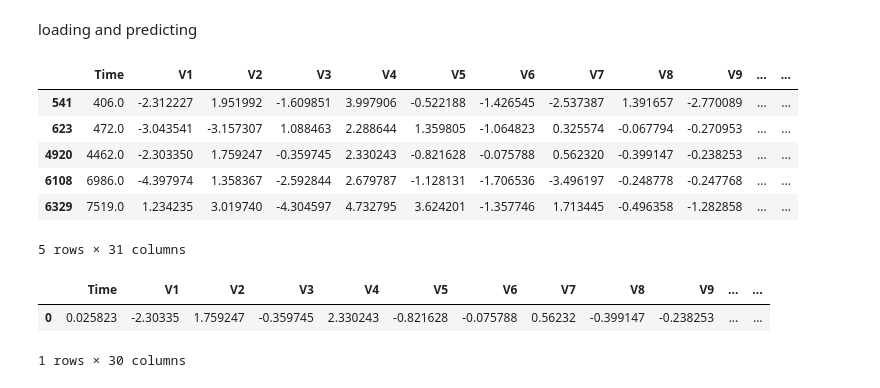
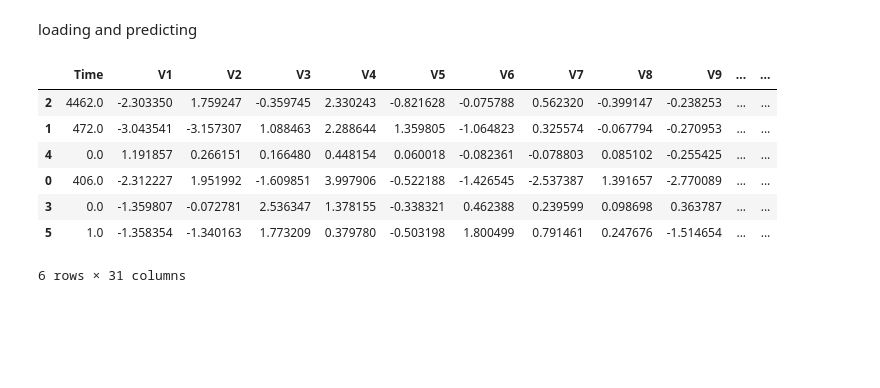
Before and after one commit to Ashokpal24/Credit-card-fraud-detection, a Jupyter notebook: model/CFF.ipynb, the cells around one changed output. Drawn from its saved outputs; the diff is of its cells as text; code cells hidden in the pictures; blank space fills up the shorter version.

Commit message:
updated server code and some changes in notebook to generate a test JSON.

```diff
--- a/model/CFF.ipynb
+++ b/model/CFF.ipynb
@@ -449,28 +459,31 @@ model = joblib.load("./Models/model_101296.pkl")
 # %%
 import pandas as pd
 df=pd.read_csv('creditcard.csv')
-df.head()
-df.shape
-new_df = df.copy()
-new_df[new_df['Class']==1].head()
+new_df=df[df['Class']==1].head(3)
+new_df=pd.concat([new_df,df.query('Class==0').iloc[:3,:]],ignore_index=True)
+new_df = new_df.sample(frac=1, random_state=1)
+new_df
 # %% [output]
 |  | Time | V1 | V2 | V3 | V4 | V5 | V6 | V7 | V8 | V9 | ... | ... |
-| 541 | 406.0 | -2.312227 | 1.951992 | -1.609851 | 3.997906 | -0.522188 | -1.426545 | -2.537387 | 1.391657 | -2.770089 | ... | ... |
-| 623 | 472.0 | -3.043541 | -3.157307 | 1.088463 | 2.288644 | 1.359805 | -1.064823 | 0.325574 | -0.067794 | -0.270953 | ... | ... |
-| 4920 | 4462.0 | -2.303350 | 1.759247 | -0.359745 | 2.330243 | -0.821628 | -0.075788 | 0.562320 | -0.399147 | -0.238253 | ... | ... |
-| 6108 | 6986.0 | -4.397974 | 1.358367 | -2.592844 | 2.679787 | -1.128131 | -1.706536 | -3.496197 | -0.248778 | -0.247768 | ... | ... |
-| 6329 | 7519.0 | 1.234235 | 3.019740 | -4.304597 | 4.732795 | 3.624201 | -1.357746 | 1.713445 | -0.496358 | -1.282858 | ... | ... |
+| 2 | 4462.0 | -2.303350 | 1.759247 | -0.359745 | 2.330243 | -0.821628 | -0.075788 | 0.562320 | -0.399147 | -0.238253 | ... | ... |
+| 1 | 472.0 | -3.043541 | -3.157307 | 1.088463 | 2.288644 | 1.359805 | -1.064823 | 0.325574 | -0.067794 | -0.270953 | ... | ... |
+| 4 | 0.0 | 1.191857 | 0.266151 | 0.166480 | 0.448154 | 0.060018 | -0.082361 | -0.078803 | 0.085102 | -0.255425 | ... | ... |
+| 0 | 406.0 | -2.312227 | 1.951992 | -1.609851 | 3.997906 | -0.522188 | -1.426545 | -2.537387 | 1.391657 | -2.770089 | ... | ... |
+| 3 | 0.0 | -1.359807 | -0.072781 | 2.536347 | 1.378155 | -0.338321 | 0.462388 | 0.239599 | 0.098698 | 0.363787 | ... | ... |
+| 5 | 1.0 | -1.358354 | -1.340163 | 1.773209 | 0.379780 | -0.503198 | 1.800499 | 0.791461 | 0.247676 | -1.514654 | ... | ... |
-5 rows × 31 columns
+6 rows × 31 columns
 # %%
 from sklearn.preprocessing import StandardScaler
+import json
 
-temp=new_df.values[4920]
-new_np=temp[:-1]
+temp=new_df.drop('Class',axis=1).values
 new_columns=['Time', 'V1', 'V2', 'V3', 'V4', 'V5', 'V6', 'V7', 'V8', 'V9', 'V10',
        'V11', 'V12', 'V13', 'V14', 'V15', 'V16', 'V17', 'V18', 'V19', 'V20',
        'V21', 'V22', 'V23', 'V24', 'V25', 'V26', 'V27', 'V28', 'Amount']
-newp_df=pd.DataFrame(new_np.reshape(1,-1),columns=new_columns)
+newp_df=pd.DataFrame(temp,columns=new_columns)
 
+with open('Testing.JSON', 'w') as outfile:
+       json.dump({"data":newp_df.values.tolist()},outfile)
 # if not scaling the prediction will be wrong
 
 robb_scaler = joblib.load('./Scaler/robust_scaler.pkl')
@@ -480,12 +493,9 @@ newp_df['Amount']=robb_scaler.transform(newp_df['Amount'].values.reshape(-1,1))
 newp_df['Time']=min_maxb_scaler.transform(newp_df['Time'].values.reshape(-1,1))
 
 # self not use the paramters from trained and test dataset such as mean and std
-
-newp_df
+# with open('Testing.JSON', 'w') as outfile:
+#        json.dump(newp_df.values.tolist(),outfile)
+# new_df.values[0].tolist()
-# %% [output]
-|  | Time | V1 | V2 | V3 | V4 | V5 | V6 | V7 | V8 | V9 | ... | ... |
-| 0 | 0.025823 | -2.30335 | 1.759247 | -0.359745 | 2.330243 | -0.821628 | -0.075788 | 0.56232 | -0.399147 | -0.238253 | ... | ... |
-1 rows × 30 columns
 # %%
 # print(new_np)
 model.predict(newp_df)
```
Also changed, not shown: parts of 2 cells of this notebook, 6 other files.
